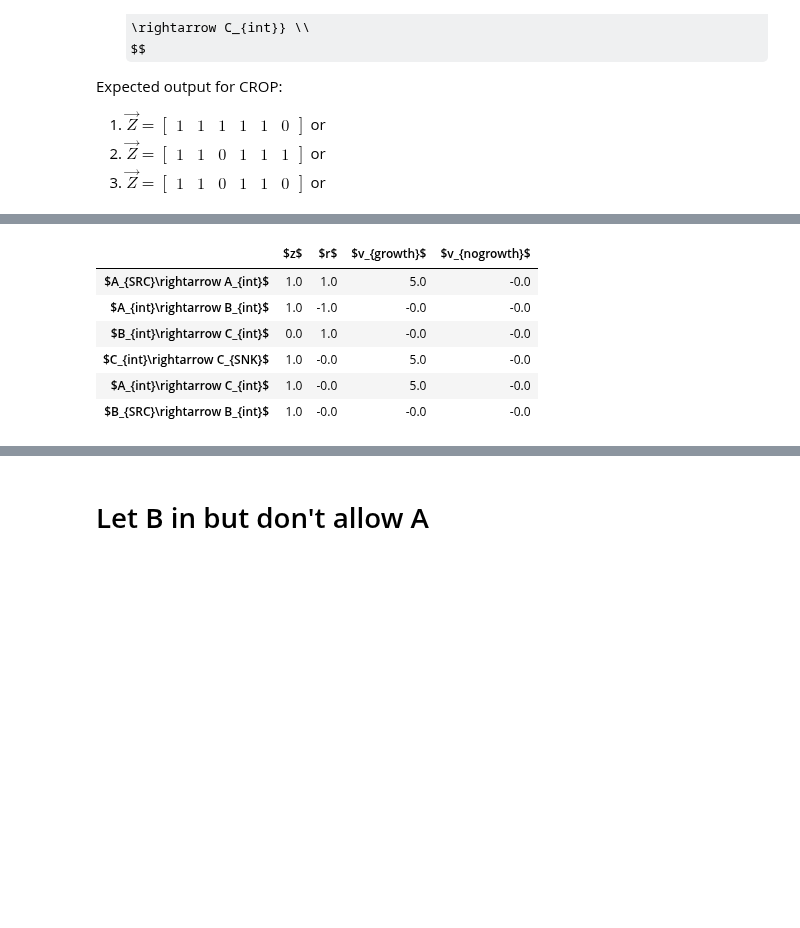
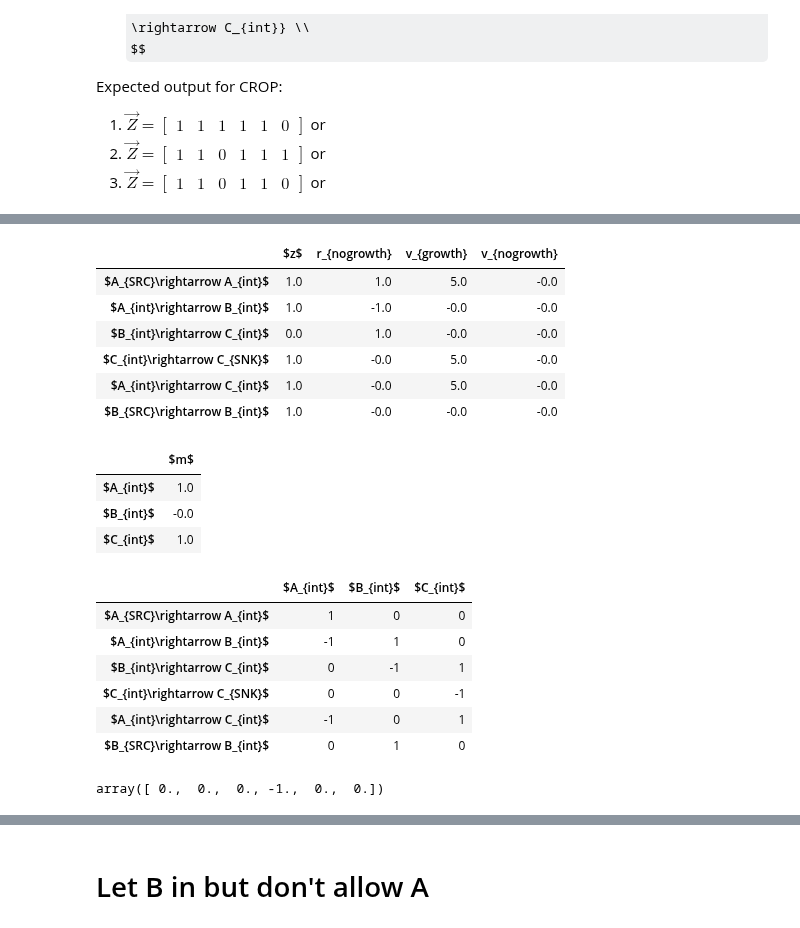
Before and after one commit to pnnl-predictive-phenomics/crop, a Jupyter notebook: docs/notebook/CROP_tests_notes_AG.ipynb, the cells around one changed output, grey strips where cells are left out. Drawn from its saved outputs; the diff is of its cells as text; code cells hidden in the pictures; some formulas as TeX source; blank space fills up the shorter version.

```diff
--- a/docs/notebook/CROP_tests_notes_AG.ipynb
+++ b/docs/notebook/CROP_tests_notes_AG.ipynb
@@ -436,39 +475,34 @@ display(pd.DataFrame({'v': v_growth.value}, index=S_table.columns))
 # %%
 single_level_milp = cp.Problem(
-    cp.Minimize( weights.T@(1-z) + max_nogrowth*r[B_idx]),
+    cp.Minimize( weights.T@(1-z) + max_nogrowth*r_nogrowth[B_rxn]),
              [
-                 #v_nogrowth[C_idx]   == max_nogrowth*r[C_idx],  # Primal is equal to dual.
-                 S@v_nogrowth    == 0,                          # steady state
-                 0              <=  v_nogrowth,                 # irreversible
-                 v_nogrowth     <=  U_nogrowth@z,
-                 v_nogrowth[A_idx] == 0,
-                 v_nogrowth >= 0,
-                 v_nogrowth[B_idx] <= max_influx,
-                 S.T@m - r       == -c,
-               # v_nogrowth[A_idx] <= max_influx,
-                 v_nogrowth[B_idx] <= max_influx,
-                r[A_idx]      >= 0,  # A is constraining
-                r[A_idx+1:]   <= Omega*np.eye(n_rxns - A_idx - 1)@(1 - z[A_idx + 1:]), # If anything but A is constraining, remove it from the model.
-                 #r[B_idx] >= 0
-                 #r[B_idx] <= Omega*(1-z[B_idx]),
-                 #r[C_idx] <= Omega*(1-z[C_idx]),
-                 r[B_idx] >= 0,
-            v_nogrowth[C_idx] <= max_nogrowth,   # Not enough C flux  for growth.
+               v_nogrowth[C_rxn] <= max_nogrowth*r_nogrowth[B_rxn],
+               S@v_nogrowth == 0,
+               0 <= v_nogrowth,
+               v_nogrowth <= U_nogrowth*z,
+
+               S.T@m_nogrowth + c       == r_nogrowth,                         # Delta G-like constraint
+               r_nogrowth[A_rxn]      >= 0,                              # A is constraining        #
+               r_nogrowth[A_rxn+1:B_rxn]   <= Omega*(1 - z[A_rxn + 1: B_rxn]), # If anything but A is constraining, remove it from the model.
+               r_nogrowth[B_rxn] >= 0,
             S@v_growth  == 0,
             0                <= v_growth,
-            v_growth[A_idx] <= max_influx,
-            v_growth         <= U_growth@z,
-            v_growth[B_idx]  <= 0,
-            v_growth[C_idx]      >= min_growth,])
+            v_growth[A_rxn] <= max_influx,
+            v_growth         <= U_growth*z,
+            v_growth[B_rxn]  <= 0,
+            v_growth[C_rxn]  >= min_growth,
+            z[B_rxn] == 1,
+             ])
 
 results = single_level_milp.solve(solver=cp.SCIPY, verbose=True )
 fluxes = pd.DataFrame( z.value, index=S_table.columns, columns=[r'$z$'])
-fluxes[r'$r$'] = pd.Series(np.squeeze(np.asarray(r.value)),index=rxns)
-fluxes[r'$v_{growth}$'] = pd.Series(np.squeeze(np.asarray(v_growth.value)),index=rxns)
-fluxes[r'$v_{nogrowth}$'] = pd.Series(np.squeeze(np.asarray(v_nogrowth.value)),index=rxns)
-
+fluxes[r'r_{nogrowth}'] = pd.Series(np.squeeze(np.asarray(r_nogrowth.value)),index=rxns)
+fluxes[r'v_{growth}'] = pd.Series(np.squeeze(np.asarray(v_growth.value)),index=rxns)
+fluxes[r'v_{nogrowth}'] = pd.Series(np.squeeze(np.asarray(v_nogrowth.value)),index=rxns)
+metabolites = pd.DataFrame( m_nogrowth.value, index=S_table.index, columns=['$m$'])
 display(fluxes)
-
+display(metabolites)
+display(S_table.T)
 #r[:A_idx]     <= Omega*np.eye(A_idx)@(1 - z[:A_idx]), # removed constraint due to error ValueError: Invalid dimensions (0, 0).
 # %% [output]
 ===============================================================================
@@ -491,7 +525,22 @@ display(fluxes)
-|  | $z$ | $r$ | $v_{growth}$ | $v_{nogrowth}$ |
+|  | $z$ | r_{nogrowth} | v_{growth} | v_{nogrowth} |
 | $A_{SRC}\rightarrow A_{int}$ | 1.0 | 1.0 | 5.0 | -0.0 |
 | $A_{int}\rightarrow B_{int}$ | 1.0 | -1.0 | -0.0 | -0.0 |
 | $B_{int}\rightarrow C_{int}$ | 0.0 | 1.0 | -0.0 | -0.0 |
 | $C_{int}\rightarrow C_{SNK}$ | 1.0 | -0.0 | 5.0 | -0.0 |
 | $A_{int}\rightarrow C_{int}$ | 1.0 | -0.0 | 5.0 | -0.0 |
 | $B_{SRC}\rightarrow B_{int}$ | 1.0 | -0.0 | -0.0 | -0.0 |
+|  | $m$ |
+| $A_{int}$ | 1.0 |
+| $B_{int}$ | -0.0 |
+| $C_{int}$ | 1.0 |
+|  | $A_{int}$ | $B_{int}$ | $C_{int}$ |
+| $A_{SRC}\rightarrow A_{int}$ | 1 | 0 | 0 |
+| $A_{int}\rightarrow B_{int}$ | -1 | 1 | 0 |
+| $B_{int}\rightarrow C_{int}$ | 0 | -1 | 1 |
+| $C_{int}\rightarrow C_{SNK}$ | 0 | 0 | -1 |
+| $A_{int}\rightarrow C_{int}$ | -1 | 0 | 1 |
+| $B_{SRC}\rightarrow B_{int}$ | 0 | 1 | 0 |
+# %%
+S.T@m_nogrowth.value - r_nogrowth.value
+# %% [output]
+array([ 0.,  0.,  0., -1.,  0.,  0.])
```
Also changed, not shown: parts of 10 cells of this notebook, 2 other files.
